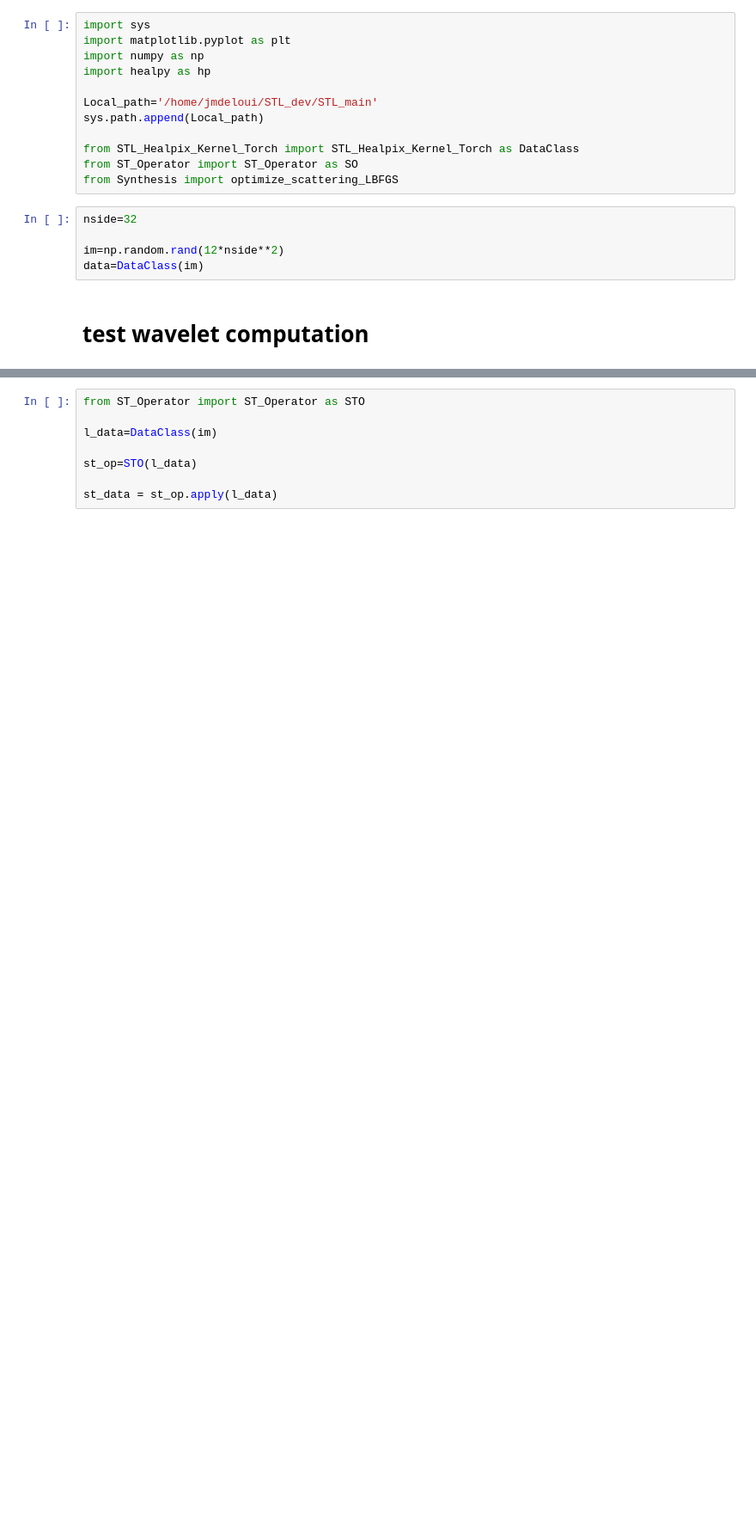
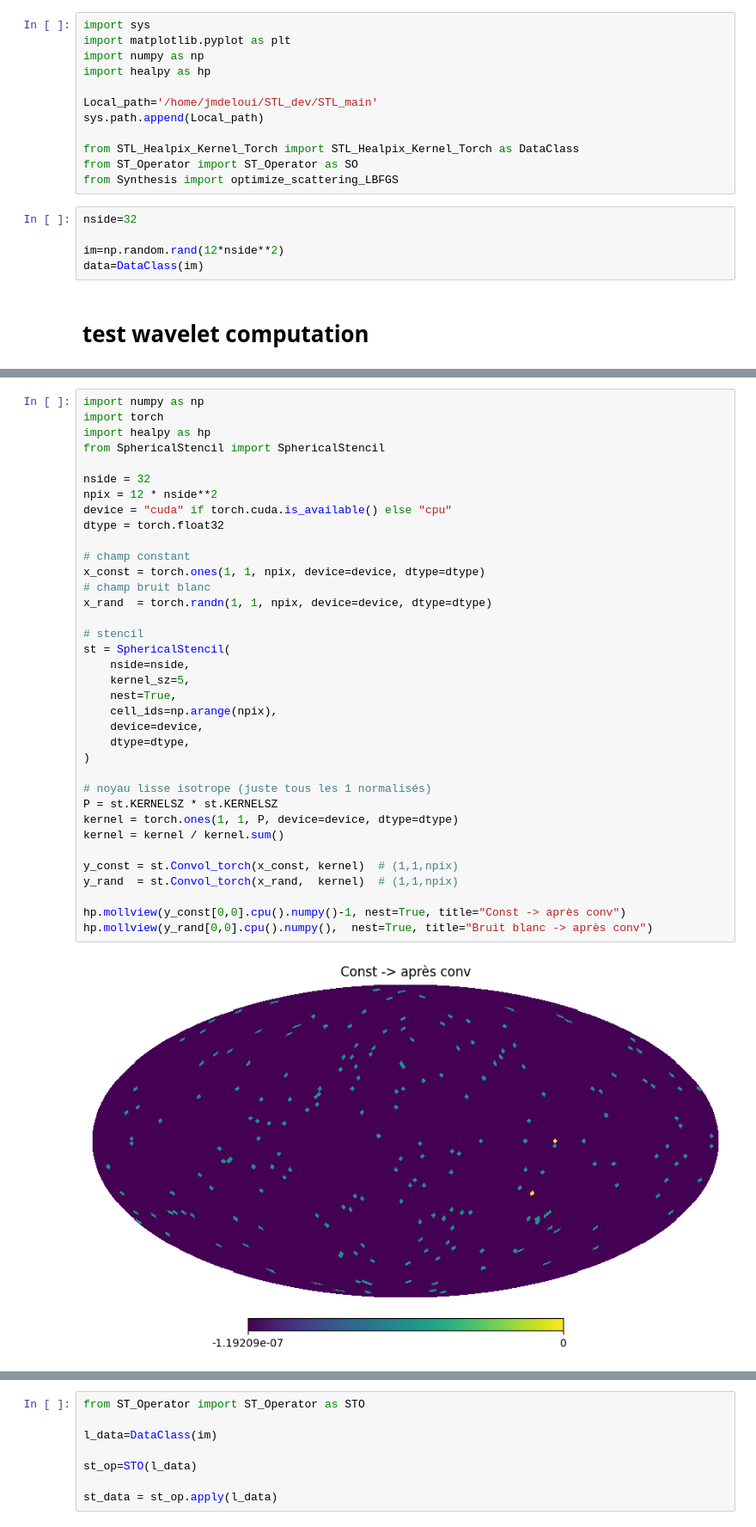
Before and after one commit to Eralys/STL_dev, a Jupyter notebook: STL_main/Certif_Healpix_Kernel_Torch/Certification_Notebook_Healpix_kernel.ipynb, the cells around one changed output, grey strips where cells are left out. Shown at 86% size. Cells and saved outputs as stored; diff of their text form; blank space fills up the shorter version.

```diff
--- a/STL_main/Certif_Healpix_Kernel_Torch/Certification_Notebook_Healpix_kernel.ipynb
+++ b/STL_main/Certif_Healpix_Kernel_Torch/Certification_Notebook_Healpix_kernel.ipynb
@@ -29,0 +30,38 @@ for k in range(4):
+# %%
+import numpy as np
+import torch
+import healpy as hp
+from SphericalStencil import SphericalStencil
+
+nside = 32
+npix = 12 * nside**2
+device = "cuda" if torch.cuda.is_available() else "cpu"
+dtype = torch.float32
+
+# champ constant
+x_const = torch.ones(1, 1, npix, device=device, dtype=dtype)
+# champ bruit blanc
+x_rand  = torch.randn(1, 1, npix, device=device, dtype=dtype)
+
+# stencil
+st = SphericalStencil(
+    nside=nside,
+    kernel_sz=5,
+    nest=True,
+    cell_ids=np.arange(npix),
+    device=device,
+    dtype=dtype,
+)
+
+# noyau lisse isotrope (juste tous les 1 normalisés)
+P = st.KERNELSZ * st.KERNELSZ
+kernel = torch.ones(1, 1, P, device=device, dtype=dtype)
+kernel = kernel / kernel.sum()
+
+y_const = st.Convol_torch(x_const, kernel)  # (1,1,npix)
+y_rand  = st.Convol_torch(x_rand,  kernel)  # (1,1,npix)
+
+hp.mollview(y_const[0,0].cpu().numpy()-1, nest=True, title="Const -> après conv")
+hp.mollview(y_rand[0,0].cpu().numpy(),  nest=True, title="Bruit blanc -> après conv")
+# %% [output]
+[figure, added]
```
Also changed, not shown: parts of 11 cells of this notebook, 4 other files.
